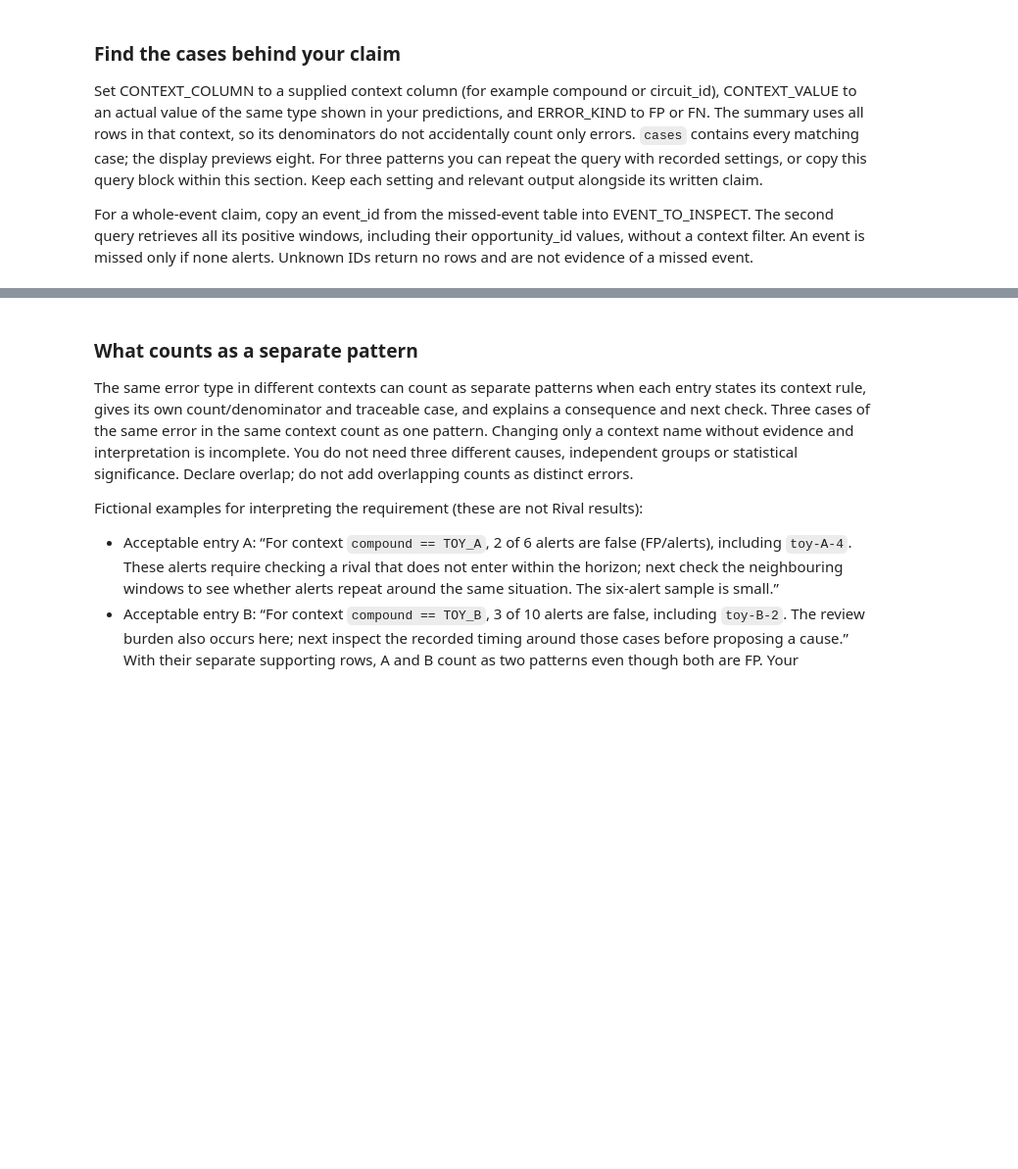
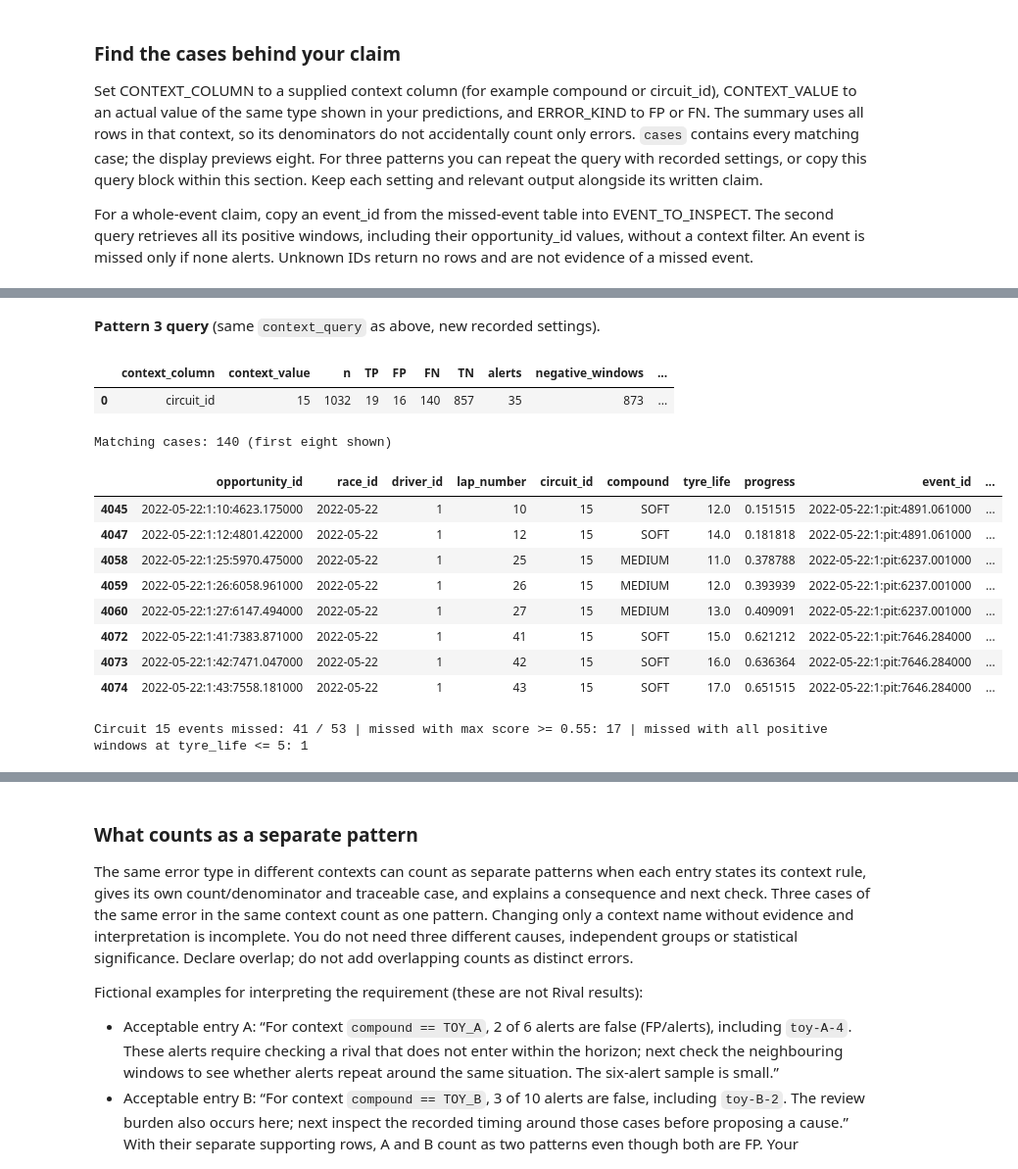
Before and after one commit to Lilvecp/lab3_artificial, a Jupyter notebook: Lab03_ModelComparison_Student_v3.ipynb, the cells around one changed output, grey strips where cells are left out. Shown at 98% size. Saved outputs shown, nothing was run; the diff lists cells and outputs as text; code cells hidden in the pictures; blank space fills up the shorter version.

```diff
--- a/Lab03_ModelComparison_Student_v3.ipynb
+++ b/Lab03_ModelComparison_Student_v3.ipynb
@@ -317 +423,34 @@ Set the context column/value above to inspect your own error evidence.
+# %% [markdown]
+**Pattern 3 query** (same `context_query` as above, new recorded settings).
+# %%
+# Pattern 3 settings: missed pit entries at circuit 15 (race 2022-05-22)
+CONTEXT_COLUMN = 'circuit_id'
+CONTEXT_VALUE = '15'  # circuit_id is stored as text
+ERROR_KIND = 'FN'
+
+if predictions is not None:
+    context_summary, cases = context_query(predictions, CONTEXT_COLUMN, CONTEXT_VALUE, ERROR_KIND)
+    display(context_summary)
+    print('Matching cases:', len(cases), '(first eight shown)')
+    display(cases.head(8))
+    c15_events = predictions.loc[predictions.circuit_id.eq('15') & predictions.y.eq(1)].groupby('event_id').agg(
+        caught=('alert', 'any'), max_score=('score', 'max'), max_tyre_life=('tyre_life', 'max'))
+    missed15 = c15_events.loc[~c15_events.caught]
+    print('Circuit 15 events missed:', len(missed15), '/', len(c15_events),
+          '| missed with max score >= 0.55:', int(missed15.max_score.ge(0.55).sum()),
+          '| missed with all positive windows at tyre_life <= 5:', int(missed15.max_tyre_life.le(5).sum()))
+# %% [output]
+|  | context_column | context_value | n | TP | FP | FN | TN | alerts | negative_windows | ... |
+| 0 | circuit_id | 15 | 1032 | 19 | 16 | 140 | 857 | 35 | 873 | ... |
+Matching cases: 140 (first eight shown)
+|  | opportunity_id | race_id | driver_id | lap_number | circuit_id | compound | tyre_life | progress | event_id | ... |
+| 4045 | 2022-05-22:1:10:4623.175000 | 2022-05-22 | 1 | 10 | 15 | SOFT | 12.0 | 0.151515 | 2022-05-22:1:pit:4891.061000 | ... |
+| 4047 | 2022-05-22:1:12:4801.422000 | 2022-05-22 | 1 | 12 | 15 | SOFT | 14.0 | 0.181818 | 2022-05-22:1:pit:4891.061000 | ... |
+| 4058 | 2022-05-22:1:25:5970.475000 | 2022-05-22 | 1 | 25 | 15 | MEDIUM | 11.0 | 0.378788 | 2022-05-22:1:pit:6237.001000 | ... |
+| 4059 | 2022-05-22:1:26:6058.961000 | 2022-05-22 | 1 | 26 | 15 | MEDIUM | 12.0 | 0.393939 | 2022-05-22:1:pit:6237.001000 | ... |
+| 4060 | 2022-05-22:1:27:6147.494000 | 2022-05-22 | 1 | 27 | 15 | MEDIUM | 13.0 | 0.409091 | 2022-05-22:1:pit:6237.001000 | ... |
+| 4072 | 2022-05-22:1:41:7383.871000 | 2022-05-22 | 1 | 41 | 15 | SOFT | 15.0 | 0.621212 | 2022-05-22:1:pit:7646.284000 | ... |
+| 4073 | 2022-05-22:1:42:7471.047000 | 2022-05-22 | 1 | 42 | 15 | SOFT | 16.0 | 0.636364 | 2022-05-22:1:pit:7646.284000 | ... |
+| 4074 | 2022-05-22:1:43:7558.181000 | 2022-05-22 | 1 | 43 | 15 | SOFT | 17.0 | 0.651515 | 2022-05-22:1:pit:7646.284000 | ... |
+Circuit 15 events missed: 41 / 53 | missed with max score >= 0.55: 17 | missed with all positive windows at tyre_life <= 5: 1
 # %%
```
Also changed, not shown: parts of 8 cells of this notebook, 7 other files.
